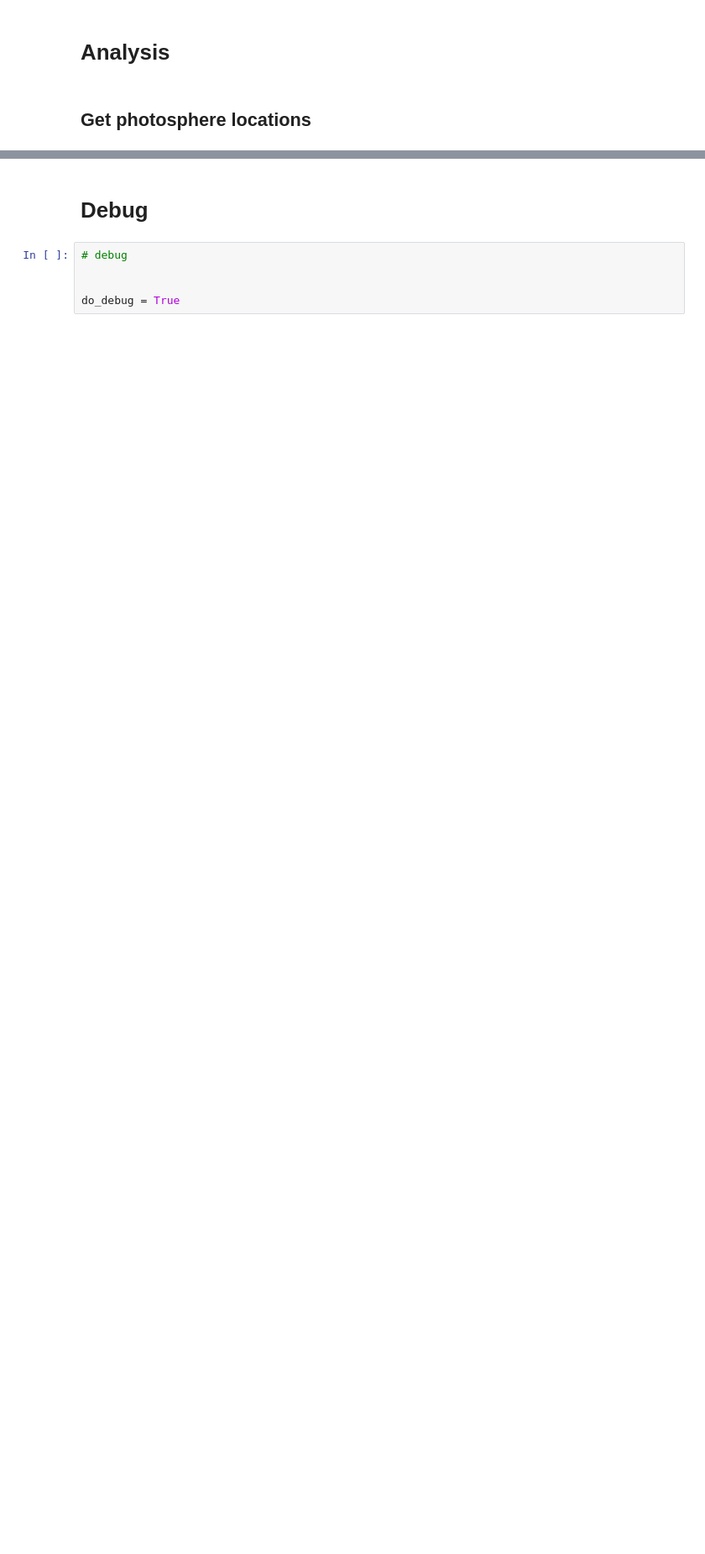
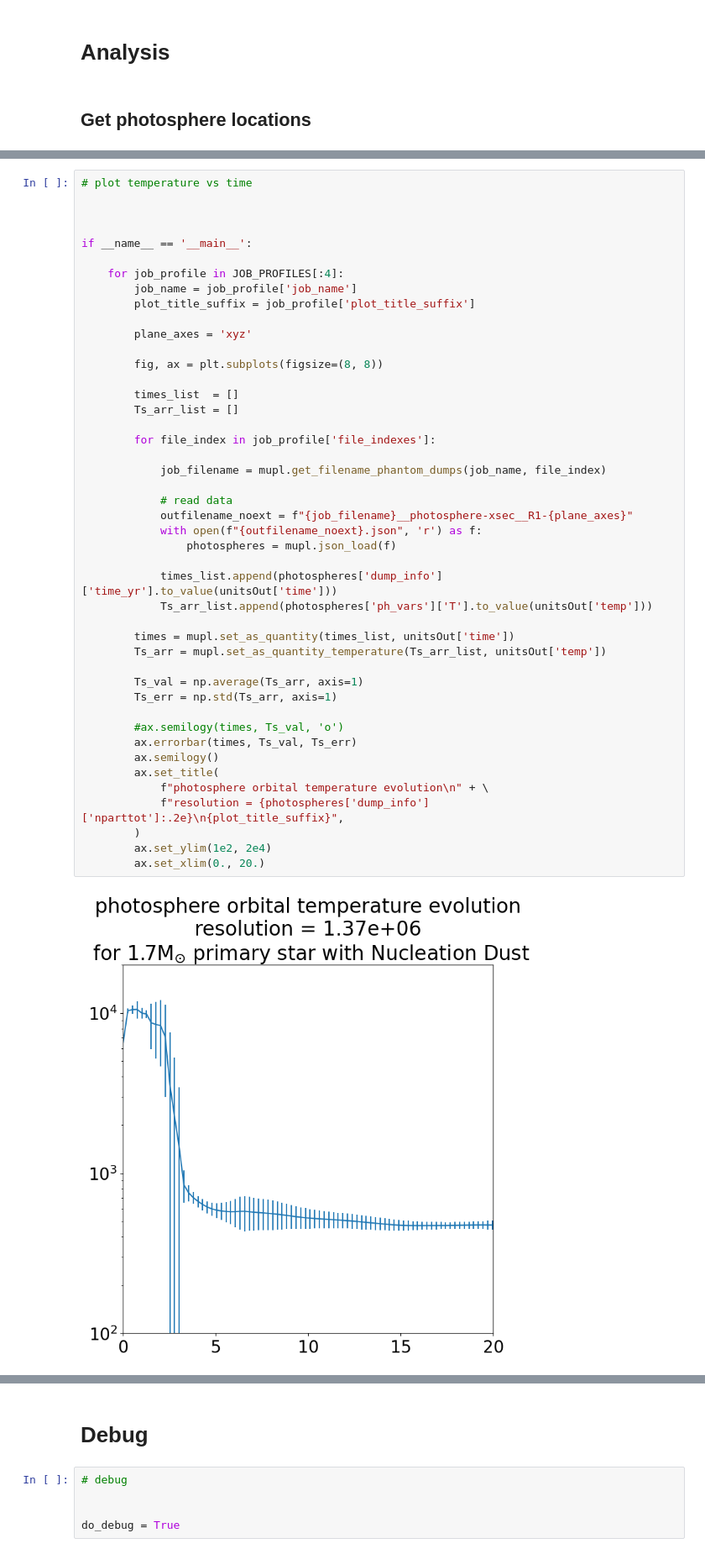
Before and after one commit to chunliangmu/RTinCEE-scripts-2024, a Jupyter notebook: script_PhLocCircles_analysis.ipynb, the cells around one changed output, grey strips where cells are left out. Shown at 84% size. Saved outputs shown, nothing was run; the diff lists cells and outputs as text; blank space fills up the shorter version.

Commit message:
Fixed and added some basic analysis of the intermediate data from script_PhLocCircles in script_PhLocCircles_analysis

```diff
--- a/script_PhLocCircles_analysis.ipynb
+++ b/script_PhLocCircles_analysis.ipynb
@@ -257,0 +263,47 @@ Warning: File for ../photosphere/miguel_2m_2022/binary_17100 does not exist.
+# %%
+# plot temperature vs time
+
+
+
+if __name__ == '__main__':
+
+    for job_profile in JOB_PROFILES[:4]:
+        job_name = job_profile['job_name']
+        plot_title_suffix = job_profile['plot_title_suffix']
+
+        plane_axes = 'xyz'
+
+        fig, ax = plt.subplots(figsize=(8, 8))
+
+        times_list  = []
+        Ts_arr_list = []
+
+        for file_index in job_profile['file_indexes']:
+
+            job_filename = mupl.get_filename_phantom_dumps(job_name, file_index)
+
+            # read data
+            outfilename_noext = f"{job_filename}__photosphere-xsec__R1-{plane_axes}"
+            with open(f"{outfilename_noext}.json", 'r') as f:
+                photospheres = mupl.json_load(f)
+
+            times_list.append(photospheres['dump_info']['time_yr'].to_value(unitsOut['time']))
+            Ts_arr_list.append(photospheres['ph_vars']['T'].to_value(unitsOut['temp']))
+
+        times = mupl.set_as_quantity(times_list, unitsOut['time'])
+        Ts_arr = mupl.set_as_quantity_temperature(Ts_arr_list, unitsOut['temp'])
+
+        Ts_val = np.average(Ts_arr, axis=1)
+        Ts_err = np.std(Ts_arr, axis=1)
+
+        #ax.semilogy(times, Ts_val, 'o')
+        ax.errorbar(times, Ts_val, Ts_err)
+        ax.semilogy()
+        ax.set_title(
+            f"photosphere orbital temperature evolution\n" + \
+            f"resolution = {photospheres['dump_info']['nparttot']:.2e}\n{plot_title_suffix}",
+        )
+        ax.set_ylim(1e2, 2e4)
+        ax.set_xlim(0., 20.)
+# %% [output]
+[figure, added]
```
Also changed, not shown: parts of 13 cells of this notebook, 5 other files.
